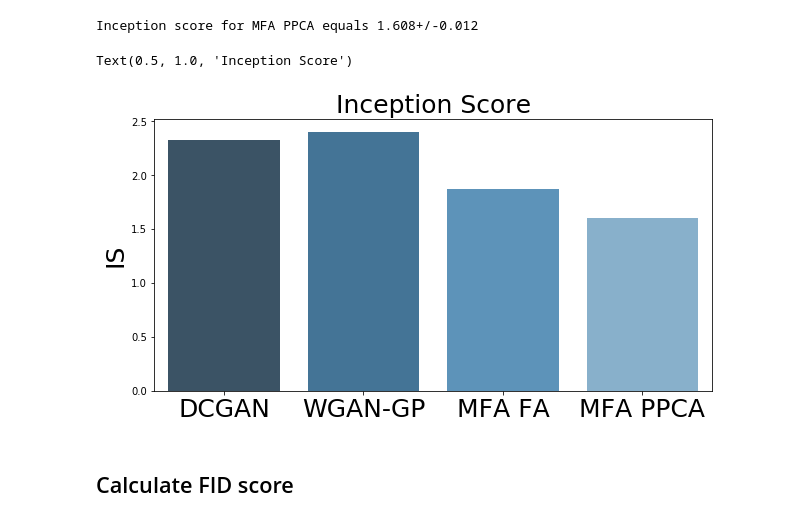
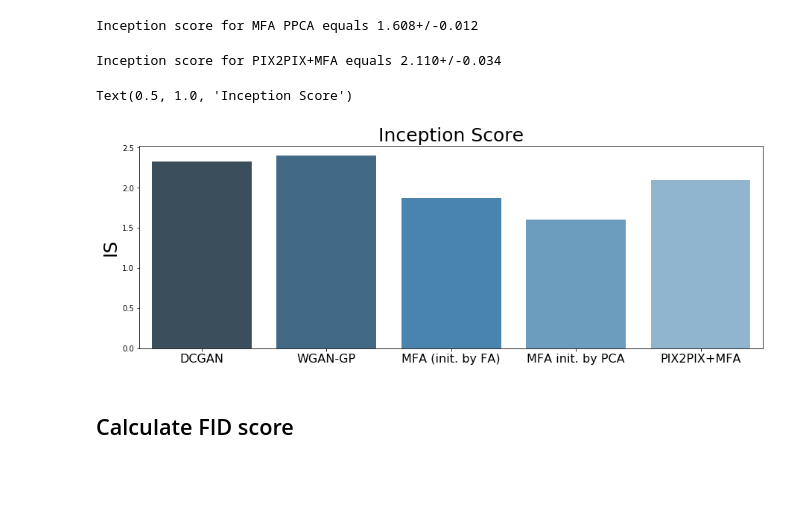
Before and after one commit to KonstantinPakulev/OnGansAndGMMs, a Jupyter notebook: notebooks/IS_FID_scores.ipynb, the cells around one changed output. Drawn from its saved outputs; the diff is of its cells as text; code cells hidden in the pictures; blank space fills up the shorter version.

```diff
--- a/notebooks/IS_FID_scores.ipynb
+++ b/notebooks/IS_FID_scores.ipynb
@@ -199,0 +248,18 @@ images_set_MFA_PCA = MFADataset(ppca_samples,transform=transform)
+# %%
+pix2pix_loader = DataLoader(images_set_celeba_pix2pix, batch_size=num_test//2000, shuffle=True)
+
+G_PI, G_MU, G_A, G_D = init_raw_parms_from_gmm(fa_gmm_model)
+
+images_pix2pix=[]
+
+for i,X in enumerate(pix2pix_loader):
+    X = X.cpu()
+    G_PI, G_MU, G_A, G_D = G_PI.cpu(), G_MU.cpu(), G_A.cpu(), G_D.cpu()
+    with torch.no_grad():
+        X_hat = generate_from_posterior(X, G_PI, G_MU, G_A, G_D)
+
+        X_sharp = interpolate(pix2pix_G(interpolate(X_hat.view(-1, 3, 64, 64).to(device), size=256)), size=64)
+
+    images_pix2pix.append(X_sharp.cpu().numpy())
+    if i%100==0:
+        print(i)
@@ -200,3 +272,7 @@ images_set_MFA_PCA = MFADataset(ppca_samples,transform=transform)
+# %%
+images_pix2pix = torch.Tensor(np.vstack(images_pix2pix))
+# %%
+images_set_PIX2PIX = MFADataset(images_pix2pix,transform=transform)
 # %% [markdown]
 ## Calculate IS score
 # %%
@@ -223,21 +299,29 @@ IS_MFA_PCA, IS_err_MFA_PCA = Inception_Score(images_set_MFA_PCA, predictor, n=10
 print('Inception score for MFA PPCA equals %.3f+/-%.3f' % (IS_MFA_PCA,IS_err_MFA_PCA))
 # %% [output]
 Inception score for MFA PPCA equals 1.608+/-0.012
+# %%
+IS_PIX2PIX, IS_err_PIX2PIX = Inception_Score(images_set_PIX2PIX, predictor, n=10, bs=50)
+# %%
+print('Inception score for PIX2PIX+MFA equals %.3f+/-%.3f' % (IS_PIX2PIX,IS_err_PIX2PIX))
+# %% [output]
+Inception score for PIX2PIX+MFA equals 2.110+/-0.034
 # %%
 import seaborn as sns
 import pandas as pd
 
-bars = [IS_DCGAN, IS_WGAN, IS_MFA, IS_MFA_PCA]
+bars = [IS_DCGAN, IS_WGAN, IS_MFA, IS_MFA_PCA, IS_PIX2PIX]
 
-plt.figure(figsize=(10,5))
+
+
+plt.figure(figsize=(15,5))
 ax = sns.barplot(x=pd.Series(range(len(bars))),y=pd.Series(bars), palette="Blues_d")
 
-ax.set_xticklabels(['DCGAN', 'WGAN-GP', 'MFA FA', 'MFA PPCA'],fontdict={'fontsize':25})
+ax.set_xticklabels(['DCGAN', 'WGAN-GP', 'MFA (init. by FA)', 'MFA init. by PCA', 'PIX2PIX+MFA'],fontdict={'fontsize':16})
 ax.set_ylabel('IS',fontsize=25)
 ax.set_title('Inception Score',fontsize=25)
 # %% [output]
 Text(0.5, 1.0, 'Inception Score')
-[figure, old version]
+[figure, new version]
 # %% [markdown]
 ## Calculate FID score
 # %%
```
Also changed, not shown: parts of 12 cells of this notebook.
